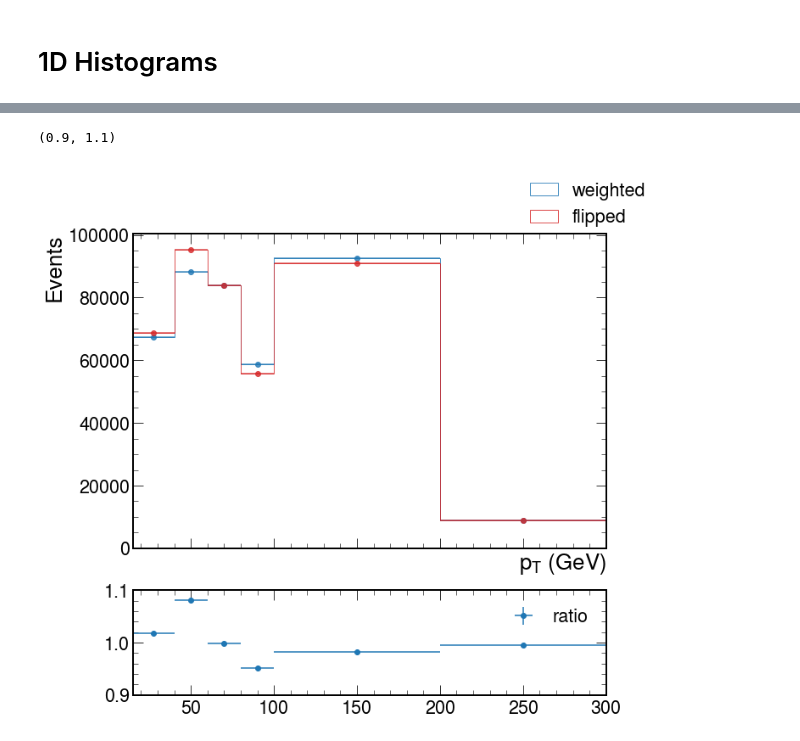
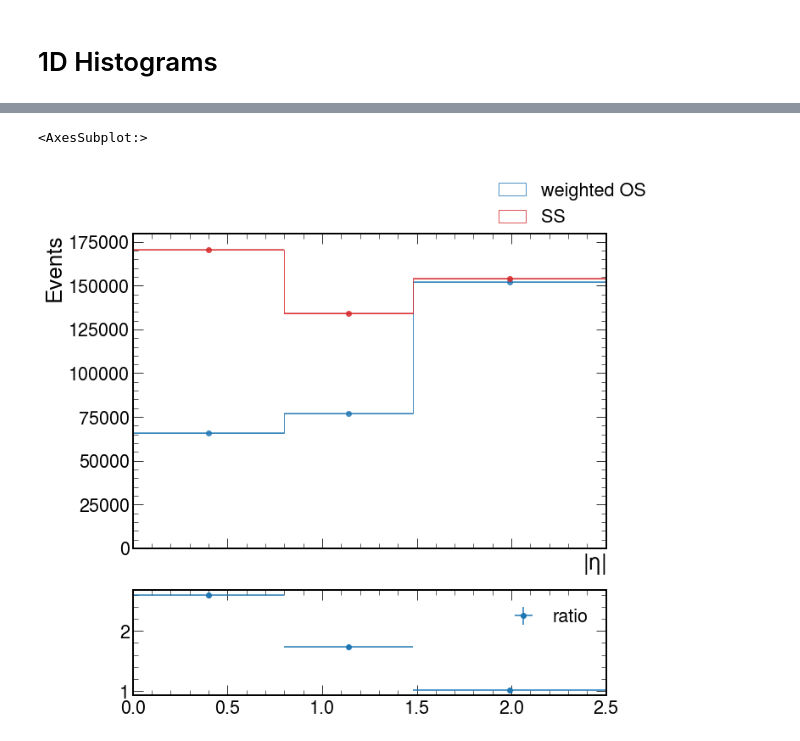
Before and after one commit to JacksonWallace/FCNC, a Jupyter notebook: notebooks/Charge Flip SS.ipynb, the cells around one changed output, grey strips where cells are left out. Saved outputs shown, nothing was run; the diff lists cells and outputs as text; code cells hidden in the pictures.

```diff
--- a/notebooks/Charge Flip SS.ipynb
+++ b/notebooks/Charge Flip SS.ipynb
@@ -202,65 +241,36 @@ h1.divide(h2, binomial=True).plot(ax=ax2, errors=True, label="ratio")
 # %%
-tmp1 = output['electron_flips'].copy()
-tmp1 = tmp1.rebin('multiplicity', N_bins_red)
+tmp1 = output['electron'].copy()
+tmp1 = tmp1.rebin('pt', pt_bins)
+tmp1 = tmp1.rebin('eta', eta_bins)
 
 
-tmp2 = output['electron_flips2'].copy()
-tmp2 = tmp2.rebin('multiplicity', N_bins_red)
+tmp2 = output['electron2'].copy()
+tmp2 = tmp2.rebin('pt', pt_bins)
+tmp2 = tmp2.rebin('eta', eta_bins)
 
-h1 = Hist1D.from_bincounts(
+h1 = Hist2D.from_bincounts(
     tmp1.sum('dataset').values()[()].T,
-    (tmp1.axis('multiplicity').edges()),
+    (tmp1.axis('pt').edges(), tmp1.axis('eta').edges()),
 )
 
-h2 = Hist1D.from_bincounts(
+h2 = Hist2D.from_bincounts(
     tmp2.sum('dataset').values()[()].T,
-    (tmp2.axis('multiplicity').edges()),
+    (tmp2.axis('pt').edges(), tmp2.axis('eta').edges()),
 )
 
+fig, (ax1,ax2) = plt.subplots(2, sharex=True, figsize=(10,10), gridspec_kw=dict(height_ratios=[3, 1]))
+h2.projection('y').plot(ax=ax1, alpha=0.8, color="C0")
+h1.projection('y').plot(ax=ax1, alpha=0.8, color="C3", )
+h2.projection('y').plot(ax=ax1, alpha=0.8, color="C0", show_errors=True)
+h1.projection('y').plot(ax=ax1, alpha=0.8, color="C3", show_errors=True)
 
-fig, (ax1,ax2) = plt.subplots(2, sharex=True, figsize=(10,10), gridspec_kw=dict(height_ratios=[3, 1]))
-h2.plot(ax=ax1, alpha=0.8, color="C0")
-h1.plot(ax=ax1, alpha=0.8, color="C3")
+fig.legend(["weighted OS", "SS"])
 
-ax1.set_xlabel(r'$N_{electron}\ $')
+ax1.set_xlabel(r'$|\eta|$')
 ax1.set_ylabel(r'Events')
 
-fig.legend(["flipped", "weighted"])
-
-h1.divide(h2, binomial=True).plot(ax=ax2, errors=True, label="ratio")
+h1.projection('y').divide(h2.projection('y'), binomial=True).plot(ax=ax2, errors=True, label="ratio")
+#ax2.set_ylim([0.9,1.1])
+# %% [output]
+<AxesSubplot:>
+[figure, added]
-# %%
-tmp1 = output['electron'].copy()
-tmp1 = tmp1.rebin('pt', pt_bins)
-tmp1 = tmp1.rebin('eta', eta_bins)
-
-
-tmp2 = output['electron2'].copy()
-tmp2 = tmp2.rebin('pt', pt_bins)
-tmp2 = tmp2.rebin('eta', eta_bins)
-
-h1 = Hist2D.from_bincounts(
-    tmp1.sum('dataset').values()[()].T,
-    (tmp1.axis('pt').edges(), tmp1.axis('eta').edges()),
-)
-
-h2 = Hist2D.from_bincounts(
-    tmp2.sum('dataset').values()[()].T,
-    (tmp2.axis('pt').edges(), tmp2.axis('eta').edges()),
-)
-
-fig, (ax1,ax2) = plt.subplots(2, sharex=True, figsize=(10,10), gridspec_kw=dict(height_ratios=[3, 1]))
-h2.projection('x').plot(ax=ax1, alpha=0.8, color="C0")
-h1.projection('x').plot(ax=ax1, alpha=0.8, color="C3")
-h2.projection('x').plot(ax=ax1, alpha=0.8, color="C0", show_errors=True)
-h1.projection('x').plot(ax=ax1, alpha=0.8, color="C3", show_errors=True)
-
-fig.legend(["weighted", "flipped"])
-
-ax1.set_xlabel(r'$p_{T}\ (GeV) $')
-ax1.set_ylabel(r'Events')
-
-h1.projection('x').divide(h2.projection('x'), binomial=True).plot(ax=ax2, errors=True, label="ratio")
-ax2.set_ylim([0.90,1.10])
-# %% [output]
-(0.9, 1.1)
-[figure, removed]
```
Also changed, not shown: parts of 9 cells of this notebook, 5 other files.
